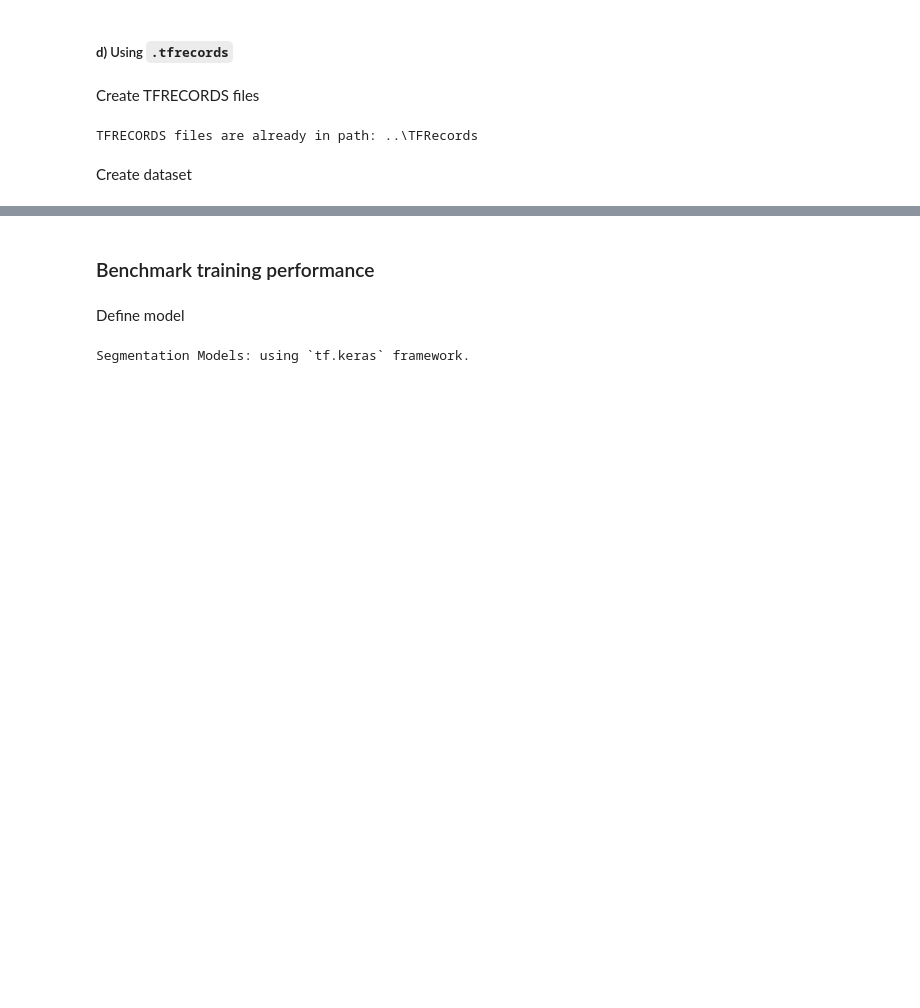
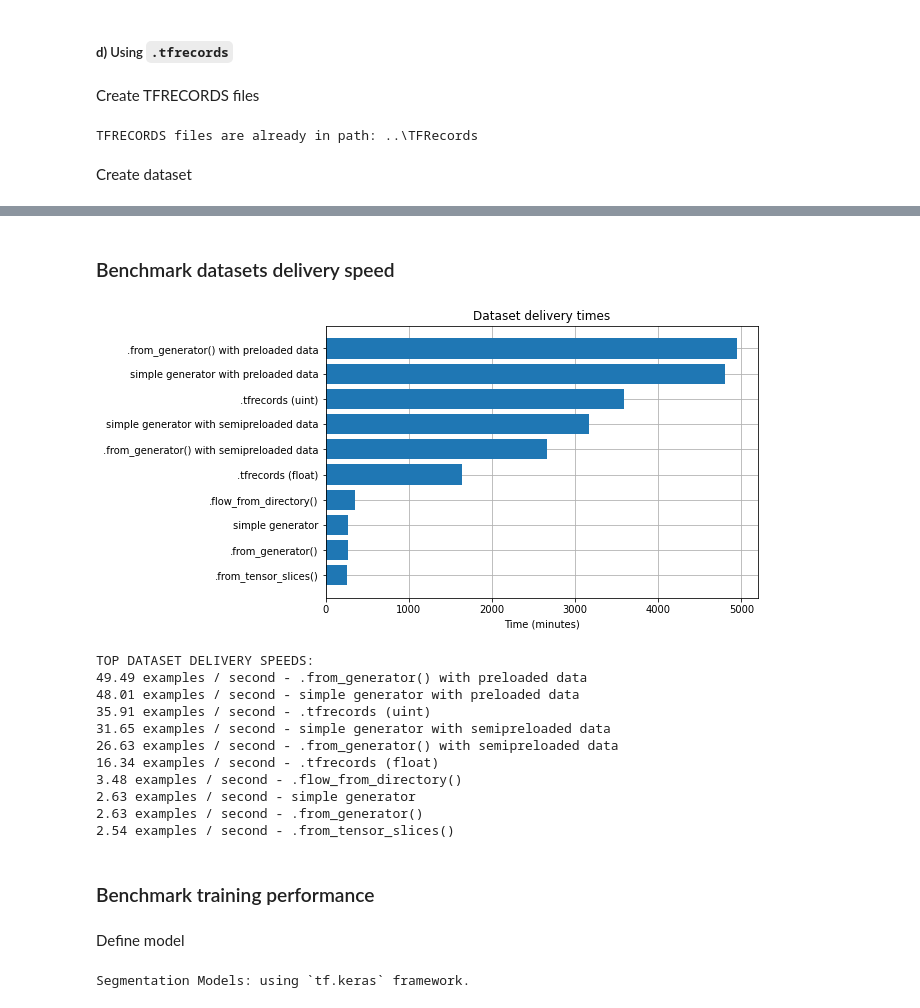
Before and after one commit to guillemboada/Loading-Benchmark, a Jupyter notebook: LoadingBenchmark.ipynb, the cells around one changed output, grey strips where cells are left out. Saved outputs shown, nothing was run; the diff lists cells and outputs as text; code cells hidden in the pictures; blank space fills up the shorter version.

```diff
--- a/LoadingBenchmark.ipynb
+++ b/LoadingBenchmark.ipynb
@@ -180,3 +171,51 @@ for batch in dataset_d_uint.take(1):
+# %% [markdown]
+### Benchmark datasets delivery speed
+# %%
+datasets = [dataset_a, generator_b_from_paths, dataset_b_from_paths, generator_b_from_preloaded_data, dataset_b_from_preloaded_data, generator_b_semipreloaded, dataset_b_semipreloaded, dataset_c, dataset_d_float, dataset_d_uint]
+run_names = ["Using .from_tensor_slices()", "Using simple generator", "Using .from_generator()", "Using simple generator with preloaded data", "Using .from_generator() with preloaded data", "Using simple generator with semipreloaded data", "Using .from_generator() with semipreloaded data", "Using .flow_from_directory()", "Using .tfrecords (float)", "Using .tfrecords (uint)"]
+
+# Benchmark dataset delivery speeds
+NUM_ITER = N
+all_statistics = []
+for run_name,dataset in zip(run_names, datasets):
+    all_statistics.append(tfds.benchmark(dataset, num_iter=NUM_ITER, batch_size=BATCH_SIZE))
+    clear_output()
+
+# Preprocess runtimes for plotting
+examples_per_seconds = [statistics.stats.avg[0] for statistics in all_statistics]
+order_idxs = np.argsort(examples_per_seconds)[::-1]
+ordered_run_names = np.array(run_names)[order_idxs]
+ordered_examples_per_seconds = np.array(examples_per_seconds)[order_idxs]
+
+# Visualize
+fig, ax = plt.subplots(figsize=(12,5))
+y_pos = np.arange(len(ordered_run_names))
+ax.barh(y_pos, ordered_examples_per_seconds, align='center')
+ax.set_yticks(y_pos, labels=ordered_run_names)
+ax.invert_yaxis()
+ax.set_xlabel('Time (minutes)')
+ax.set_title(f'Dataset delivery times')
+ax.set_axisbelow(True)
+ax.grid()
+plt.gcf().subplots_adjust(left=0.4)
+plt.show()
+
+print(f"TOP DATASET DELIVERY SPEEDS:")
+for run_name, run_time in zip(ordered_run_names, ordered_examples_per_seconds):
+    print(f"{run_time/EPOCHS:.2f} samples / second -", run_name)
+# %% [output]
+[figure, added]
+TOP DATASET DELIVERY SPEEDS:
+49.49 examples / second - .from_generator() with preloaded data
+48.01 examples / second - simple generator with preloaded data
+35.91 examples / second - .tfrecords (uint)
+31.65 examples / second - simple generator with semipreloaded data
+26.63 examples / second - .from_generator() with semipreloaded data
+16.34 examples / second - .tfrecords (float)
+3.48 examples / second - .flow_from_directory()
+2.63 examples / second - simple generator
+2.63 examples / second - .from_generator()
+2.54 examples / second - .from_tensor_slices()
 # %% [markdown]
 ### Benchmark training performance
 # %% [markdown]
```
Also changed, not shown: parts of 7 cells of this notebook, 2 other files.
